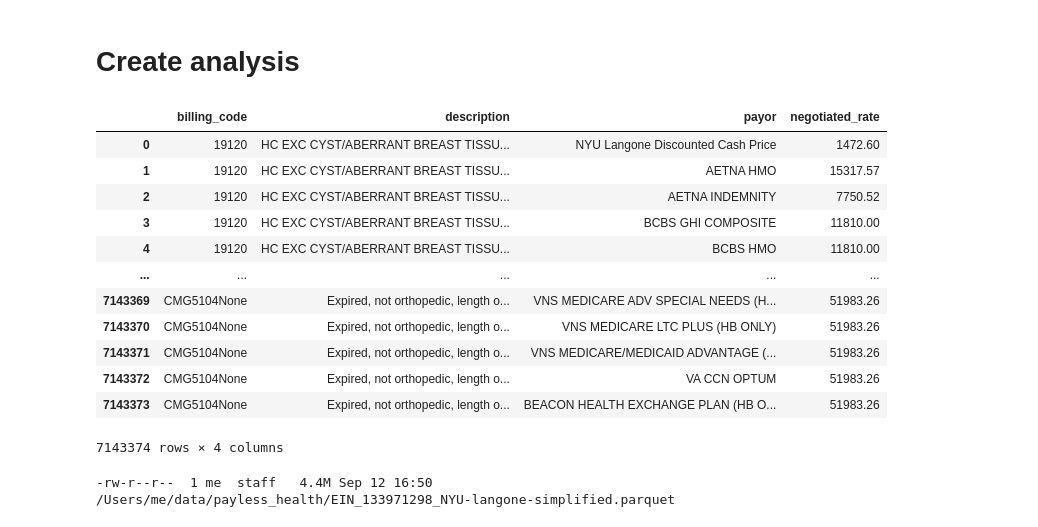
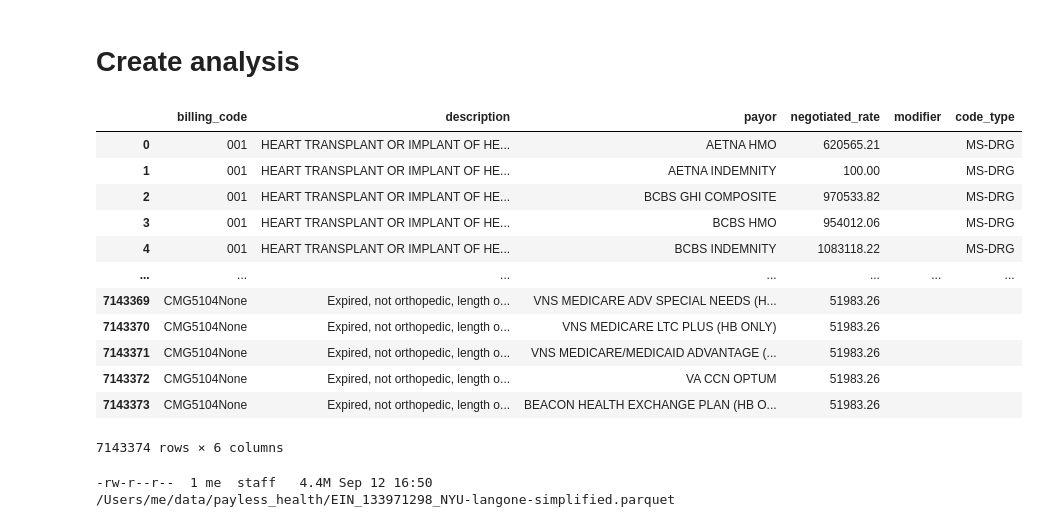
Before and after one commit to onefact/data_build_tool_payless.health, a Jupyter notebook: notebooks/EIN_133971298_NYU-langone.ipynb, the cells around one changed output. Saved outputs shown, nothing was run; the diff lists cells and outputs as text; code cells hidden in the pictures.

```diff
--- a/notebooks/EIN_133971298_NYU-langone.ipynb
+++ b/notebooks/EIN_133971298_NYU-langone.ipynb
@@ -2407,21 +2407,21 @@ FROM other
 # %%
 %%sql
 
-SELECT * FROM '/Users/me/data/payless_health/EIN_133971298_NYU-langone-simplified.parquet'
+SELECT * FROM '/Users/me/data/payless_health/EIN_133971298_NYU-langone-billing_codes.parquet'
 # %% [output]
-|  | billing_code | description | payor | negotiated_rate |
-| 0 | 19120 | HC EXC CYST/ABERRANT BREAST TISSU... | NYU Langone Discounted Cash Price | 1472.60 |
-| 1 | 19120 | HC EXC CYST/ABERRANT BREAST TISSU... | AETNA HMO | 15317.57 |
-| 2 | 19120 | HC EXC CYST/ABERRANT BREAST TISSU... | AETNA INDEMNITY | 7750.52 |
-| 3 | 19120 | HC EXC CYST/ABERRANT BREAST TISSU... | BCBS GHI COMPOSITE | 11810.00 |
-| 4 | 19120 | HC EXC CYST/ABERRANT BREAST TISSU... | BCBS HMO | 11810.00 |
-| ... | ... | ... | ... | ... |
-| 7143369 | CMG5104None | Expired, not orthopedic, length o... | VNS MEDICARE ADV SPECIAL NEEDS (H... | 51983.26 |
-| 7143370 | CMG5104None | Expired, not orthopedic, length o... | VNS MEDICARE LTC PLUS (HB ONLY) | 51983.26 |
-| 7143371 | CMG5104None | Expired, not orthopedic, length o... | VNS MEDICARE/MEDICAID ADVANTAGE (... | 51983.26 |
-| 7143372 | CMG5104None | Expired, not orthopedic, length o... | VA CCN OPTUM | 51983.26 |
-| 7143373 | CMG5104None | Expired, not orthopedic, length o... | BEACON HEALTH EXCHANGE PLAN (HB O... | 51983.26 |
+|  | billing_code | description | payor | negotiated_rate | modifier | code_type |
+| 0 | 001 | HEART TRANSPLANT OR IMPLANT OF HE... | AETNA HMO | 620565.21 |  | MS-DRG |
+| 1 | 001 | HEART TRANSPLANT OR IMPLANT OF HE... | AETNA INDEMNITY | 100.00 |  | MS-DRG |
+| 2 | 001 | HEART TRANSPLANT OR IMPLANT OF HE... | BCBS GHI COMPOSITE | 970533.82 |  | MS-DRG |
+| 3 | 001 | HEART TRANSPLANT OR IMPLANT OF HE... | BCBS HMO | 954012.06 |  | MS-DRG |
+| 4 | 001 | HEART TRANSPLANT OR IMPLANT OF HE... | BCBS INDEMNITY | 1083118.22 |  | MS-DRG |
+| ... | ... | ... | ... | ... | ... | ... |
+| 7143369 | CMG5104None | Expired, not orthopedic, length o... | VNS MEDICARE ADV SPECIAL NEEDS (H... | 51983.26 |  |  |
+| 7143370 | CMG5104None | Expired, not orthopedic, length o... | VNS MEDICARE LTC PLUS (HB ONLY) | 51983.26 |  |  |
+| 7143371 | CMG5104None | Expired, not orthopedic, length o... | VNS MEDICARE/MEDICAID ADVANTAGE (... | 51983.26 |  |  |
+| 7143372 | CMG5104None | Expired, not orthopedic, length o... | VA CCN OPTUM | 51983.26 |  |  |
+| 7143373 | CMG5104None | Expired, not orthopedic, length o... | BEACON HEALTH EXCHANGE PLAN (HB O... | 51983.26 |  |  |
-7143374 rows × 4 columns
+7143374 rows × 6 columns
 # %%
 !ls -lh /Users/me/data/payless_health/EIN_133971298_NYU-langone-simplified.parquet
 # %% [output]
```
Also changed, not shown: parts of 16 cells of this notebook, 5 other files.
